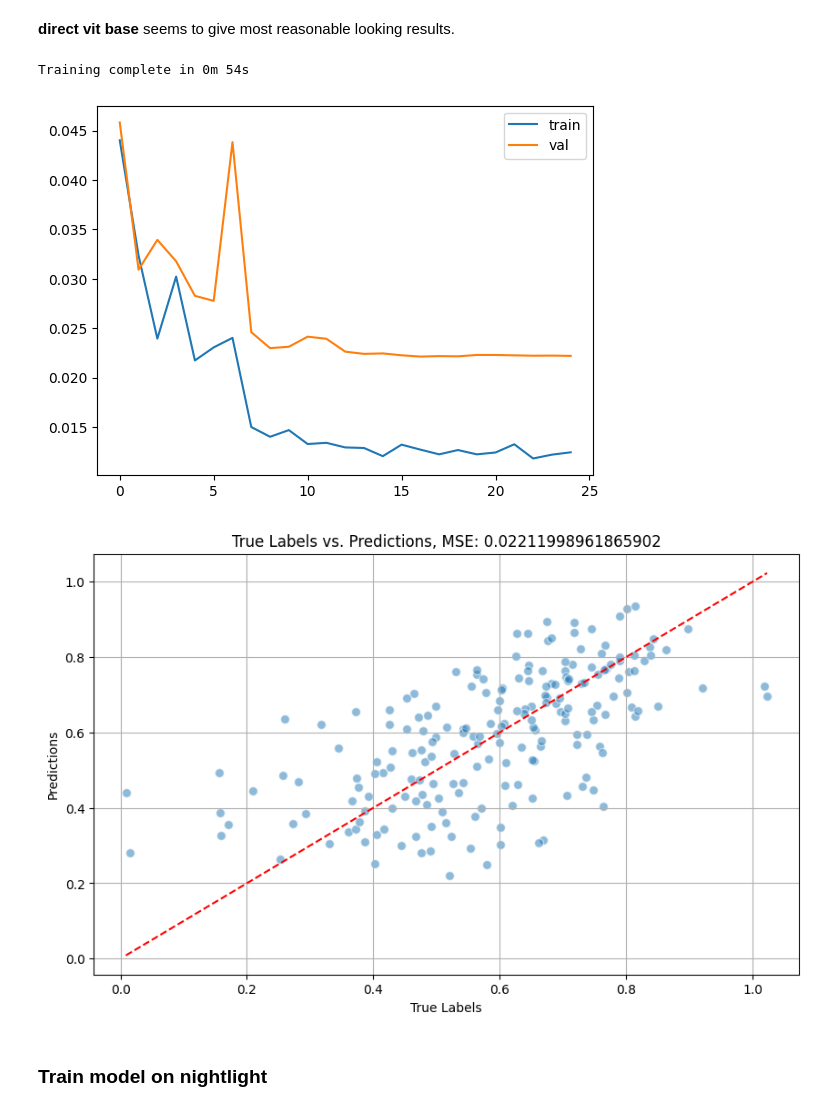
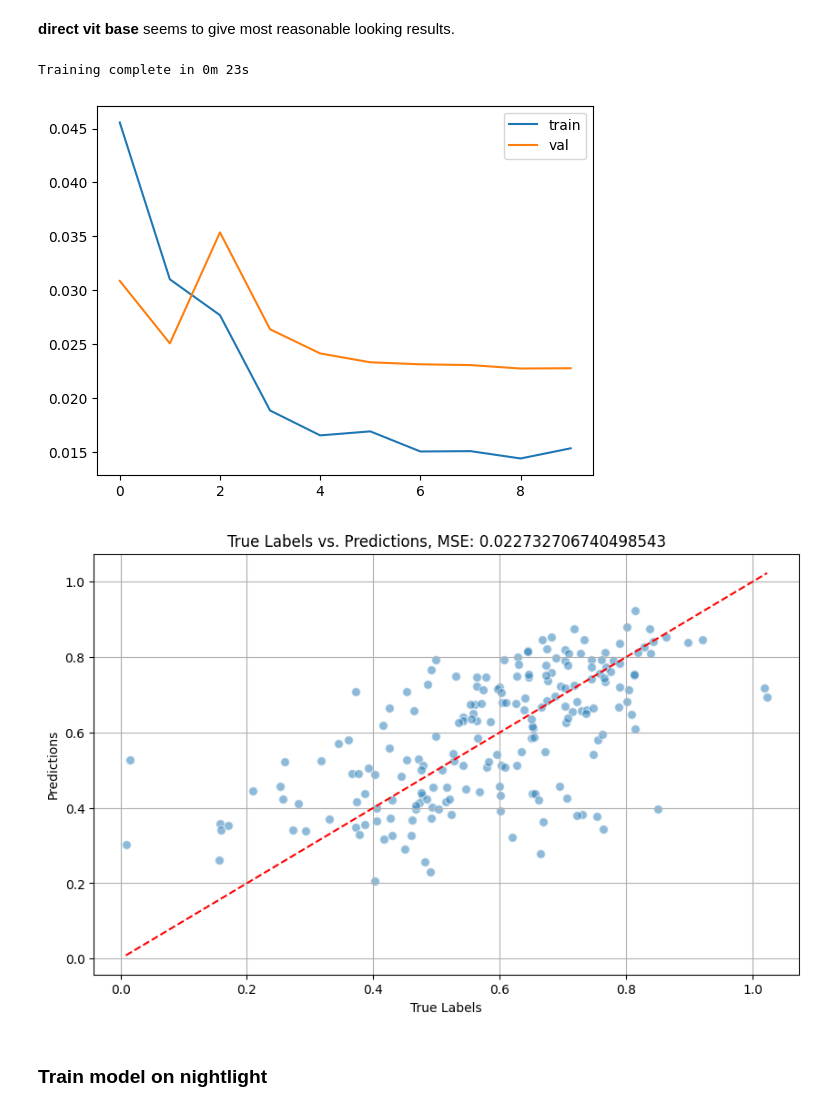
Before and after one commit to teofc111/poverty_mapping, a Jupyter notebook: sat_dl.ipynb, the cells around one changed output. Cells and saved outputs as stored; diff of their text form; code cells hidden in the pictures.

```diff
--- a/sat_dl.ipynb
+++ b/sat_dl.ipynb
@@ -71,7 +78,7 @@ model_reg.to(device);
 
 criterion = nn.MSELoss()
 optimizer = optim.SGD(model_reg.fc.parameters(), lr=0.001, momentum=0.9)
-exp_lr_scheduler = lr_scheduler.StepLR(optimizer, step_size=7, gamma=0.1)
+exp_lr_scheduler = lr_scheduler.StepLR(optimizer, step_size=3, gamma=0.1)
 # %%
 # transform
 train_transform = transforms.Compose([
@@ -157,7 +164,7 @@ dataloaders = {
 def train_model(model, criterion, optimizer, scheduler, num_epochs=25,verbose=0,plot_curves=True):
     since = time.time()
 
-    df = pd.DataFrame({'train':np.zeros([25]), 'val':np.zeros([25])})
+    df = pd.DataFrame({'train':np.zeros([num_epochs]), 'val':np.zeros([num_epochs])})
     # Create a temporary directory to save training checkpoints
     with TemporaryDirectory() as tempdir:
         best_model_params_path = os.path.join(tempdir, 'best_model_params.pt')
@@ -228,10 +235,10 @@ def train_model(model, criterion, optimizer, scheduler, num_epochs=25,verbose=0,
 # %%
 # Train model
 model_reg, df = train_model(model_reg, criterion, optimizer, exp_lr_scheduler,
-                       num_epochs=25,verbose=0,plot_curves=True)
+                       num_epochs=10,verbose=0,plot_curves=True)
 # %% [output]
-Training complete in 0m 54s
+Training complete in 0m 23s
-[figure, old version]
+[figure, new version]
 # %%
 # Initialize lists to store the outputs and labels
 all_outputs = []
@@ -268,7 +275,7 @@ plt.title(f'True Labels vs. Predictions, MSE: {mse}')
 plt.grid(True)
 plt.show()
 # %% [output]
-[figure, old version]
+[figure, new version]
 # %% [markdown]
 ### Train model on nightlight
 # %% [markdown]
```
Also changed, not shown: parts of 42 cells of this notebook, 3 other files.
